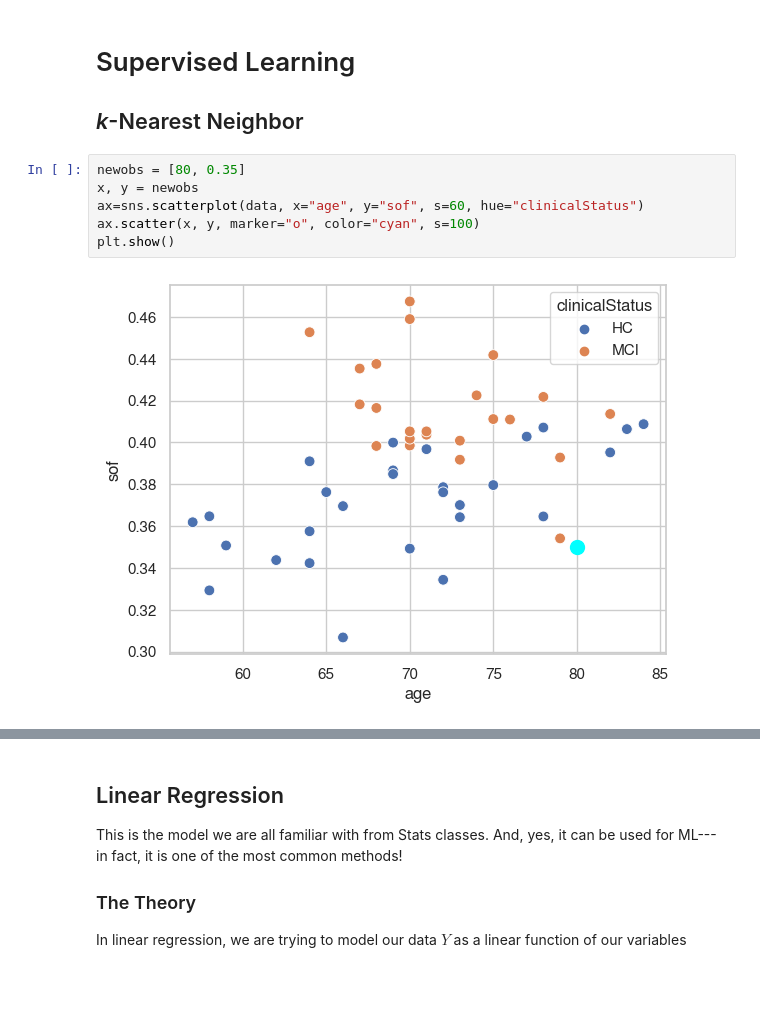
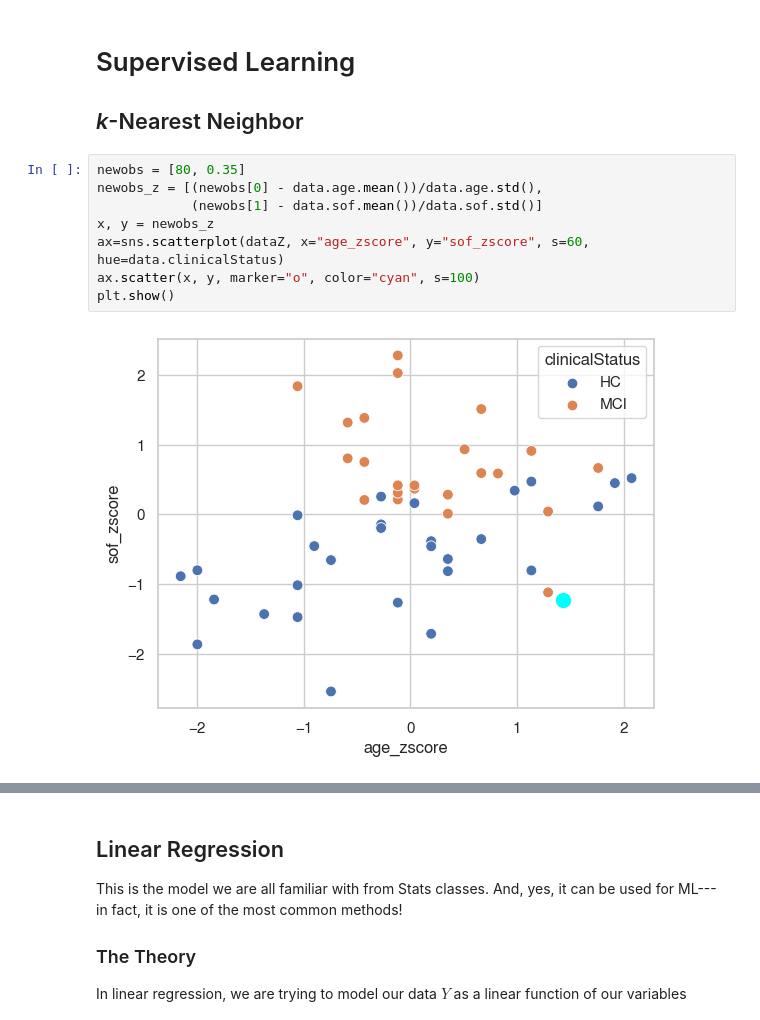
Before and after one commit to UWCCDL/LabTutorials, a Jupyter notebook: IntroToML.ipynb, the cells around one changed output, grey strips where cells are left out. Saved outputs shown, nothing was run; the diff lists cells and outputs as text; blank space fills up the shorter version.

```diff
--- a/IntroToML.ipynb
+++ b/IntroToML.ipynb
@@ -254,12 +254,14 @@ plt.show()
 ## _k_-Nearest Neighbor
 # %%
 newobs = [80, 0.35]
-x, y = newobs
-ax=sns.scatterplot(data, x="age", y="sof", s=60, hue="clinicalStatus")
+newobs_z = [(newobs[0] - data.age.mean())/data.age.std(),
+            (newobs[1] - data.sof.mean())/data.sof.std()]
+x, y = newobs_z
+ax=sns.scatterplot(dataZ, x="age_zscore", y="sof_zscore", s=60, hue=data.clinicalStatus)
 ax.scatter(x, y, marker="o", color="cyan", s=100)
 plt.show()
 # %% [output]
-[figure, old version]
+[figure, new version]
 # %%
 from sklearn.neighbors import KNeighborsClassifier
 point = pd.DataFrame({"age":newobs[:-1], "sof":newobs[1:]}) #np.array([newobs]).reshape((1,2))
```
Also changed, not shown: parts of 11 cells of this notebook.
